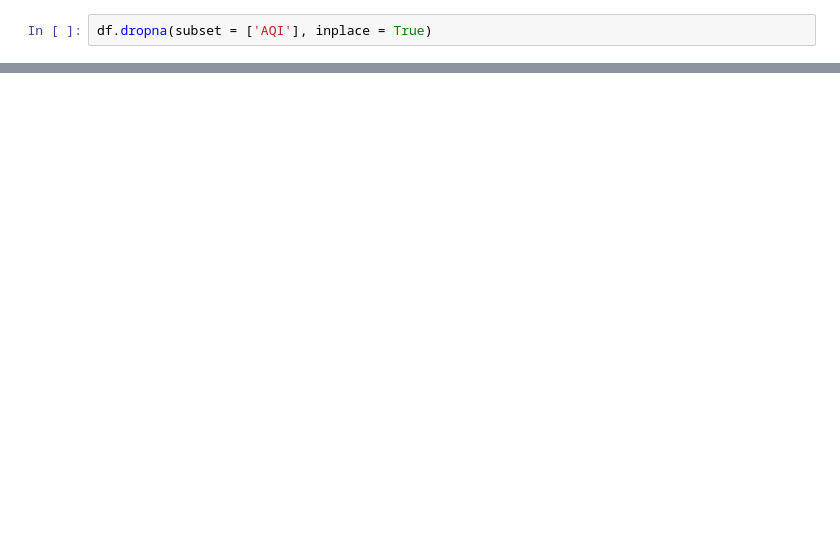
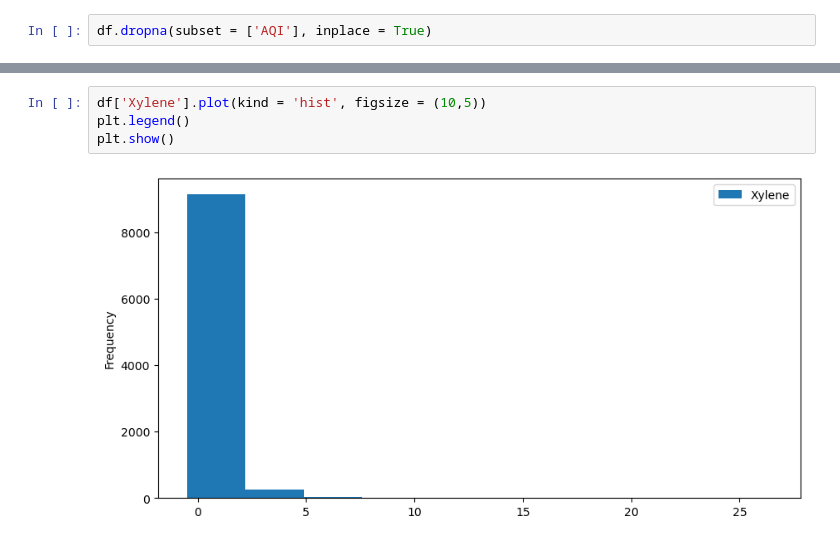
Before and after one commit to Arkadeep01/Air-Quality-Index, a Jupyter notebook: AQI_Modulling.ipynb, the cells around one changed output, grey strips where cells are left out. Drawn from its saved outputs; the diff is of its cells as text; blank space fills up the shorter version.

```diff
--- a/AQI_Modulling.ipynb
+++ b/AQI_Modulling.ipynb
@@ -112,0 +218,6 @@ null_values_percentage = (df.isnull().sum() / df.isnull().count()*100).sort_valu
+# %%
+df['Xylene'].plot(kind = 'hist', figsize = (10,5))
+plt.legend()
+plt.show()
+# %% [output]
+[figure, added]
```
Also changed, not shown: parts of 82 cells of this notebook.
